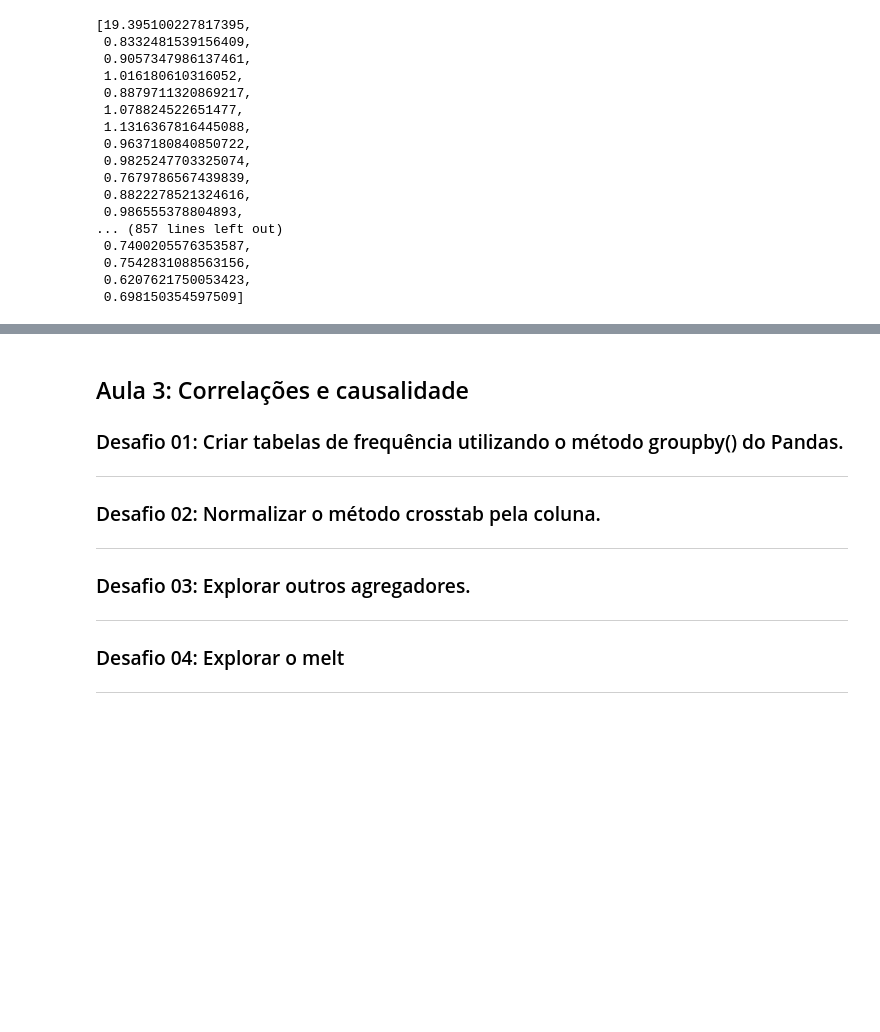
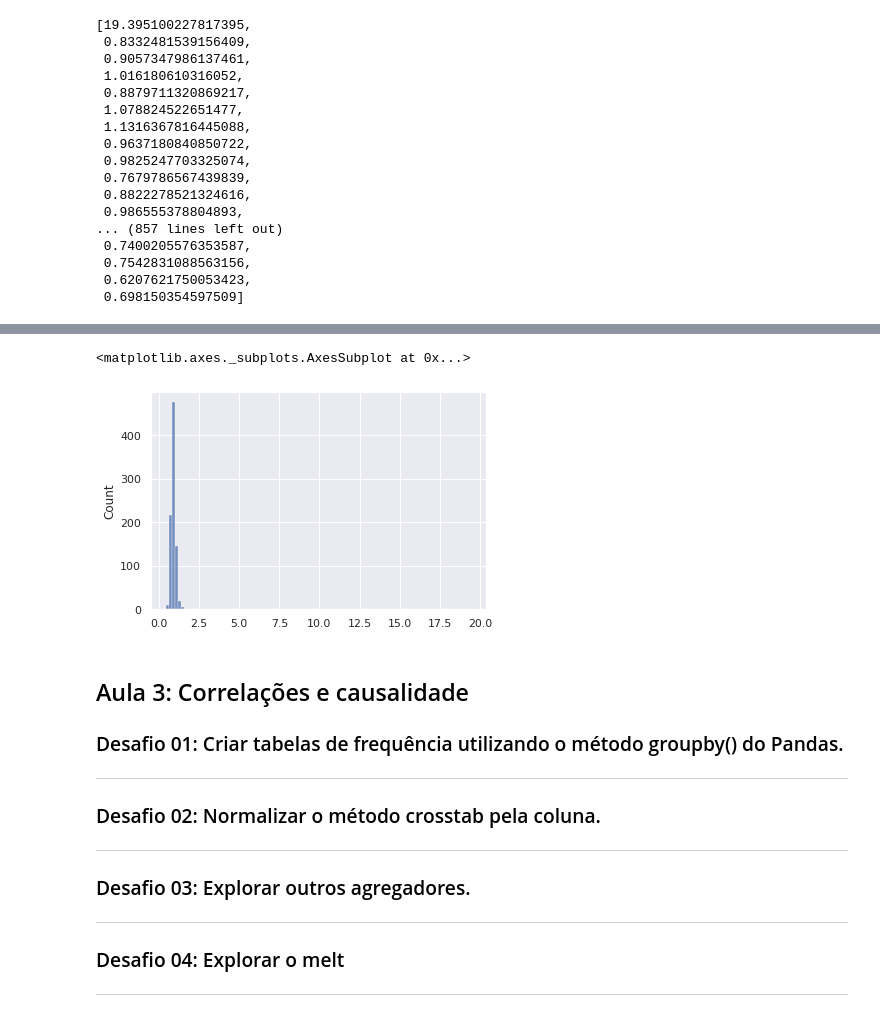
Before and after one commit to henriqueotogami/imersao-dados-3-alura, a Jupyter notebook: Desafios.ipynb, the cells around one changed output, grey strips where cells are left out. Cells and saved outputs as stored; diff of their text form; code cells hidden in the pictures; blank space fills up the shorter version.

```diff
--- a/Desafios.ipynb
+++ b/Desafios.ipynb
@@ -287,3 +309,8 @@ list(dados.query('"cacb2b860" in composto').describe().T['std'])
+# %%
+sns.histplot(data=dados.query('"cacb2b860" in composto').describe().T['std'].unique(), bins=100)
+# %% [output]
+<matplotlib.axes._subplots.AxesSubplot at 0x...>
+[figure, added]
 # %% [markdown]
 ## Aula 3: Correlações e causalidade
 ### Desafio 01: Criar tabelas de frequência utilizando o método groupby() do Pandas.
```
Also changed, not shown: parts of 7 cells of this notebook.
